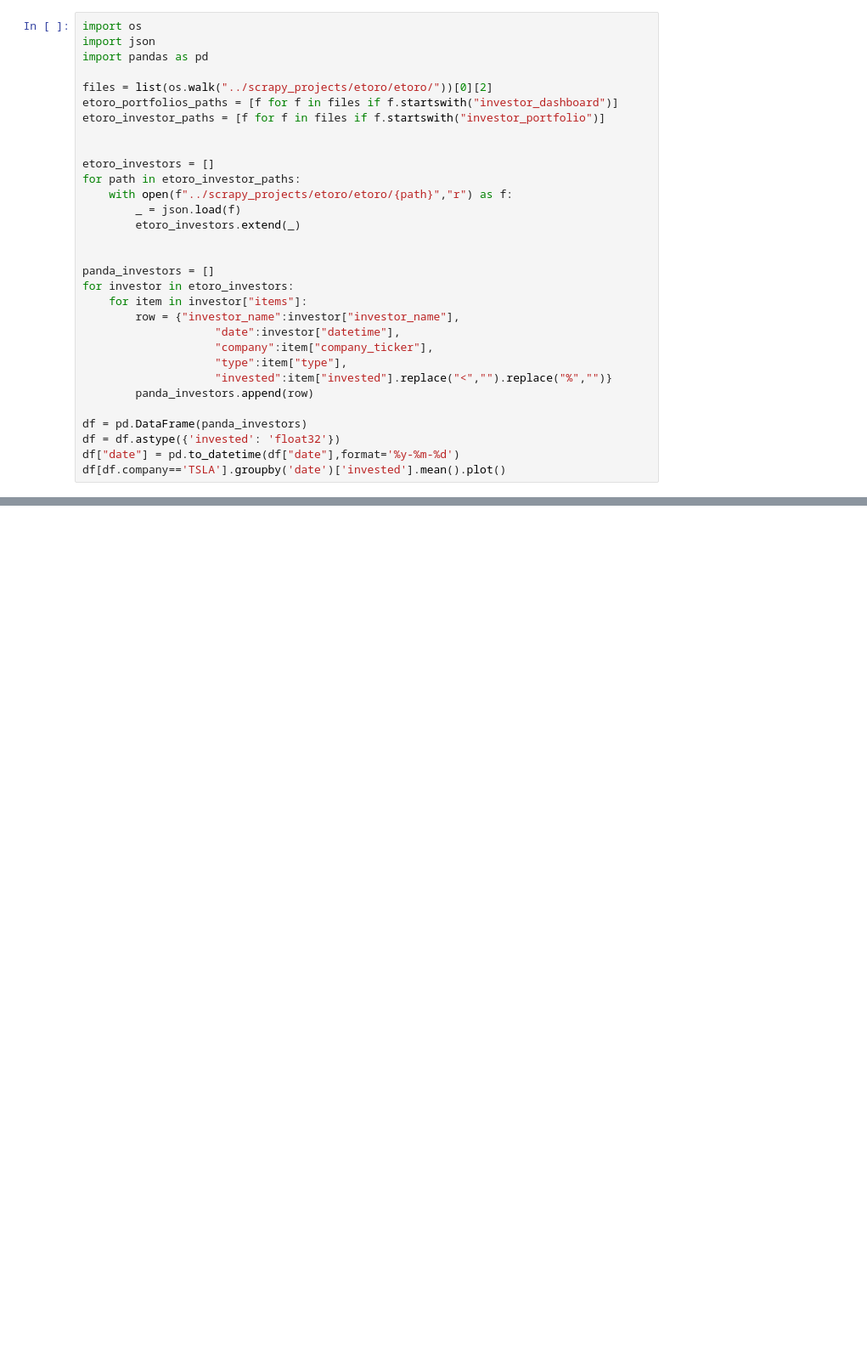
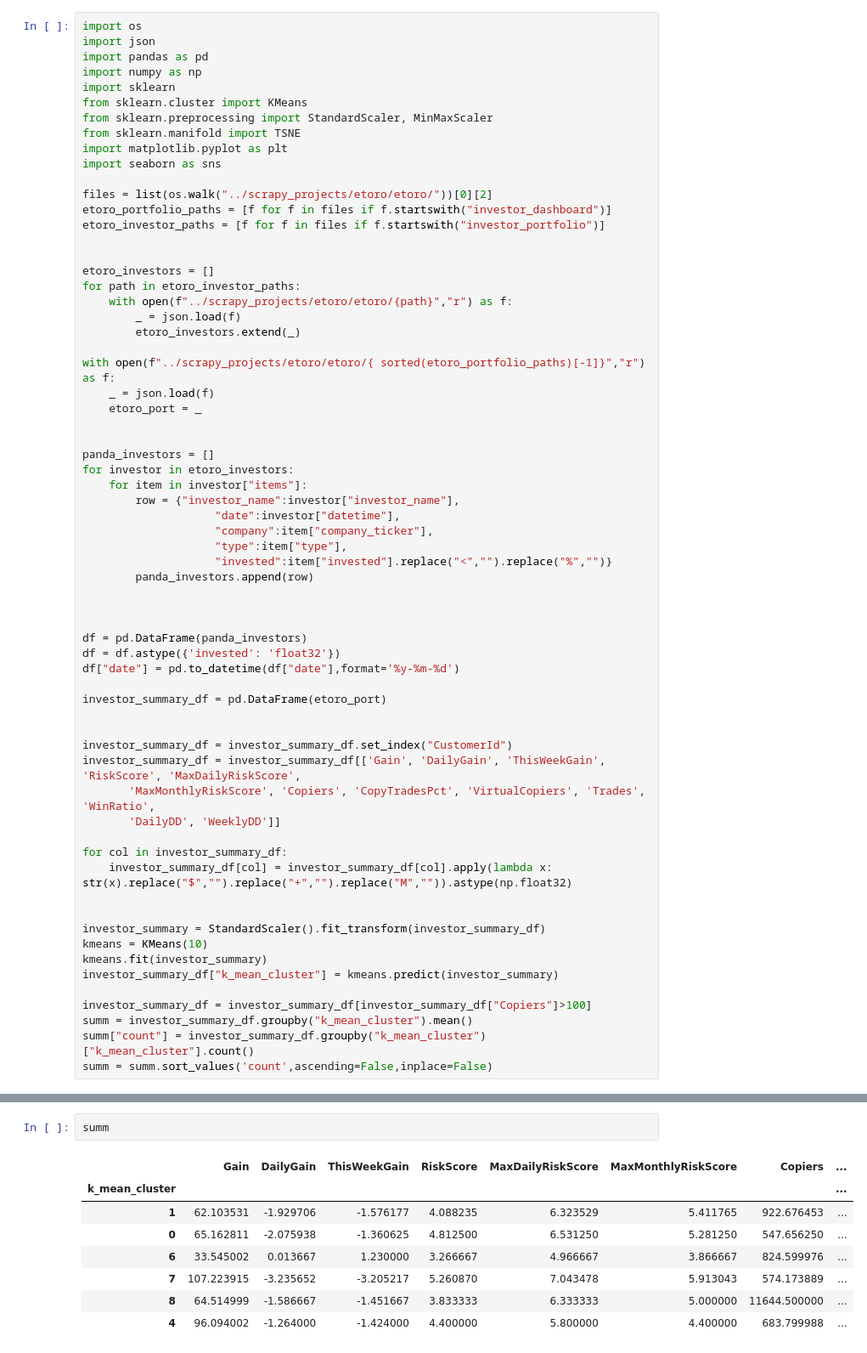
Before and after one commit to bstanie/beautiful-creature, a Jupyter notebook: notebooks/stock_advisor.ipynb, the cells around one changed output, grey strips where cells are left out. Shown at 85% size. Drawn from its saved outputs; the diff is of its cells as text; blank space fills up the shorter version.

Commit message:
explore etoro data public data

```diff
--- a/notebooks/stock_advisor.ipynb
+++ b/notebooks/stock_advisor.ipynb
@@ -2,9 +2,16 @@
 import os
 import json
 import pandas as pd
+import numpy as np
+import sklearn
+from sklearn.cluster import KMeans
+from sklearn.preprocessing import StandardScaler, MinMaxScaler
+from sklearn.manifold import TSNE
+import matplotlib.pyplot as plt
+import seaborn as sns
 
 files = list(os.walk("../scrapy_projects/etoro/etoro/"))[0][2]
-etoro_portfolios_paths = [f for f in files if f.startswith("investor_dashboard")]
+etoro_portfolio_paths = [f for f in files if f.startswith("investor_dashboard")]
 etoro_investor_paths = [f for f in files if f.startswith("investor_portfolio")]
 
 
@@ -13,6 +20,10 @@ for path in etoro_investor_paths:
     with open(f"../scrapy_projects/etoro/etoro/{path}","r") as f:
         _ = json.load(f)
         etoro_investors.extend(_)
+
+with open(f"../scrapy_projects/etoro/etoro/{ sorted(etoro_portfolio_paths)[-1]}","r") as f:
+    _ = json.load(f)
+    etoro_port = _
 
 
 panda_investors = []
@@ -25,7 +36,30 @@ for investor in etoro_investors:
                     "invested":item["invested"].replace("<","").replace("%","")}
         panda_investors.append(row)
 
+
+
 df = pd.DataFrame(panda_investors)
 df = df.astype({'invested': 'float32'})
 df["date"] = pd.to_datetime(df["date"],format='%y-%m-%d')
-df[df.company=='TSLA'].groupby('date')['invested'].mean().plot()
+
+investor_summary_df = pd.DataFrame(etoro_port)
+
+
+investor_summary_df = investor_summary_df.set_index("CustomerId")
+investor_summary_df = investor_summary_df[['Gain', 'DailyGain', 'ThisWeekGain', 'RiskScore', 'MaxDailyRiskScore',
+       'MaxMonthlyRiskScore', 'Copiers', 'CopyTradesPct', 'VirtualCopiers', 'Trades', 'WinRatio',
+       'DailyDD', 'WeeklyDD']]
+
+for col in investor_summary_df:
+    investor_summary_df[col] = investor_summary_df[col].apply(lambda x: str(x).replace("$","").replace("+","").replace("M","")).astype(np.float32)
+
+
+investor_summary = StandardScaler().fit_transform(investor_summary_df)
+kmeans = KMeans(10)
+kmeans.fit(investor_summary)
+investor_summary_df["k_mean_cluster"] = kmeans.predict(investor_summary)
+
+investor_summary_df = investor_summary_df[investor_summary_df["Copiers"]>100]
+summ = investor_summary_df.groupby("k_mean_cluster").mean()
+summ["count"] = investor_summary_df.groupby("k_mean_cluster")["k_mean_cluster"].count()
+summ = summ.sort_values('count',ascending=False,inplace=False)
@@ -34,0 +66,11 @@ df[df.company=='TSLA'].groupby('date')['invested'].mean().plot()
+# %%
+summ
+# %% [output]
+|  | Gain | DailyGain | ThisWeekGain | RiskScore | MaxDailyRiskScore | MaxMonthlyRiskScore | Copiers | ... |
+| k_mean_cluster |  |  |  |  |  |  |  | ... |
+| 1 | 62.103531 | -1.929706 | -1.576177 | 4.088235 | 6.323529 | 5.411765 | 922.676453 | ... |
+| 0 | 65.162811 | -2.075938 | -1.360625 | 4.812500 | 6.531250 | 5.281250 | 547.656250 | ... |
+| 6 | 33.545002 | 0.013667 | 1.230000 | 3.266667 | 4.966667 | 3.866667 | 824.599976 | ... |
+| 7 | 107.223915 | -3.235652 | -3.205217 | 5.260870 | 7.043478 | 5.913043 | 574.173889 | ... |
+| 8 | 64.514999 | -1.586667 | -1.451667 | 3.833333 | 6.333333 | 5.000000 | 11644.500000 | ... |
+| 4 | 96.094002 | -1.264000 | -1.424000 | 4.400000 | 5.800000 | 4.400000 | 683.799988 | ... |
```
Also changed, not shown: parts of 4 cells of this notebook, 1 other file.
